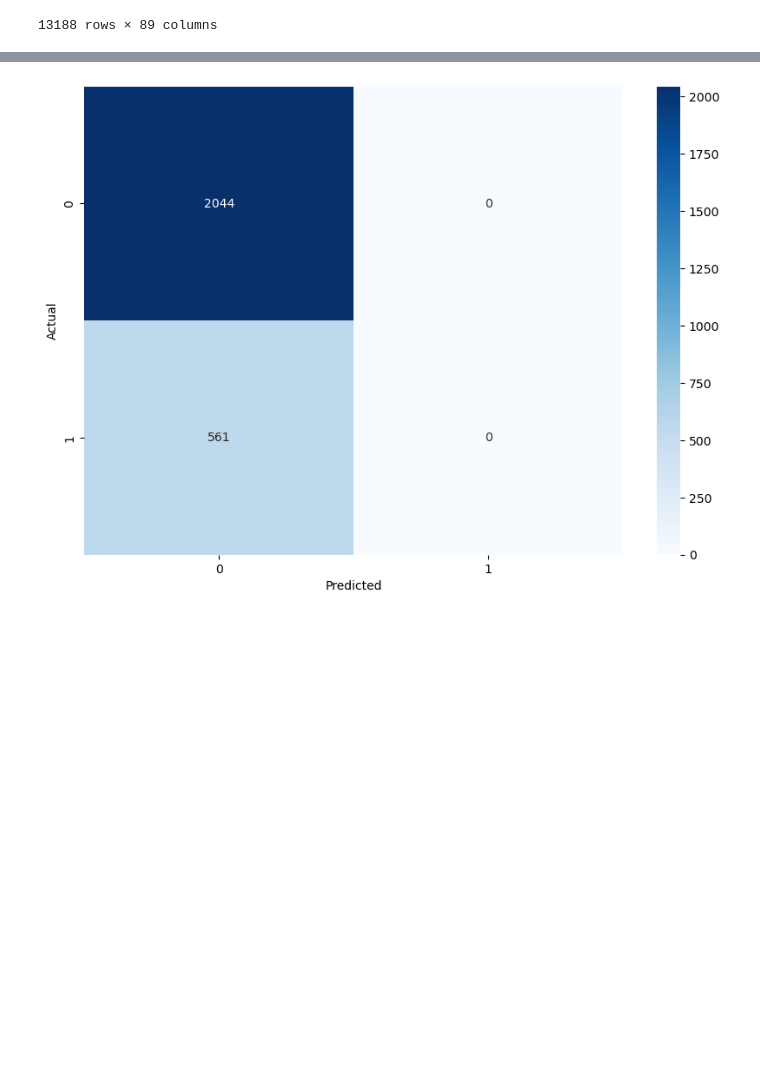
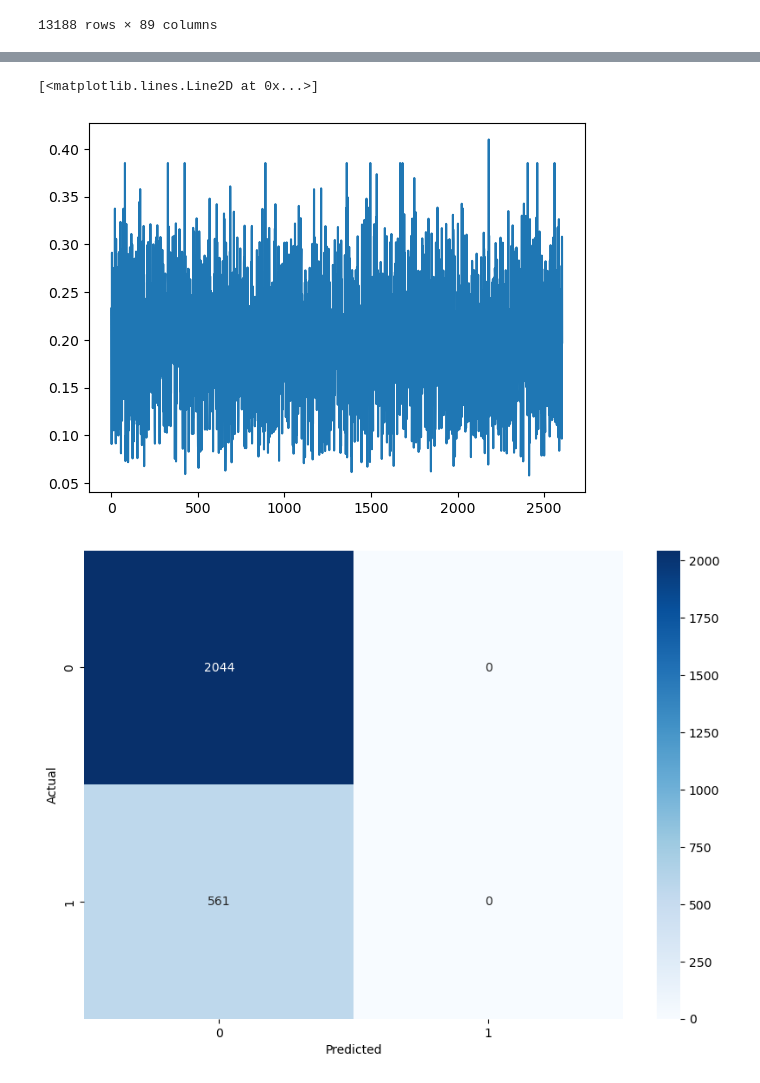
Before and after one commit to w-attson/bookie-on-bookies, a Jupyter notebook: horsies_nn_expanded.ipynb, the cells around one changed output, grey strips where cells are left out. Cells and saved outputs as stored; diff of their text form; code cells hidden in the pictures; blank space fills up the shorter version.

```diff
--- a/horsies_nn_expanded.ipynb
+++ b/horsies_nn_expanded.ipynb
@@ -40,9 +42,13 @@ label_encoder = LabelEncoder()
 
 # Fit and transform the 'runnerName' column
 df['runnerName_encoded'] = label_encoder.fit_transform(df['runnerName'])
+df['raceClassConditions_encoded'] = label_encoder.fit_transform(df['raceClassConditions'])
+df['runnerNumber_encoded'] = label_encoder.fit_transform(df['runnerNumber'])
 
 # Create a mapping of original names to encoded labels for future reference
 name_to_label_mapping = dict(zip(df['runnerName'], df['runnerName_encoded']))
+
+#map raceClassConditions later on if required
 # %%
 import json
 
@@ -58,9 +66,9 @@ with open('name_to_label_mapping.json', 'w') as file:
 # Combine the features of interest into a dataframe
 X = pd.concat([weatherCondition,
                trackCondition,
-               meetingName,
-               runnerNumber,
-               raceClassConditions,
+               #meetingName,
+               df.runnerNumber_encoded,
+               df.raceClassConditions_encoded,
                df.raceDistance,
                df.finishingPosition,
                df.runnerName_encoded
@@ -184,13 +208,19 @@ from tensorflow.keras.layers import Dense
 model = Sequential()
 
 # Add layers to the model
-model.add(Dense(64, input_dim=X_train.shape[1], activation='relu'))
-model.add(Dense(48, activation='relu'))  # Hidden layer
-model.add(Dense(24, activation='relu'))  # Hidden layer
+model.add(Dense(40, input_dim=X_train.shape[1], activation='relu'))
+model.add(Dense(26, activation='relu'))  # Hidden layer
+model.add(Dense(14, activation='relu'))  # Hidden layer
 model.add(Dense(1, activation='sigmoid'))  # Output layer
 
 # Compile the model
 model.compile(loss='binary_crossentropy', optimizer='adam', metrics=['accuracy'])
 # %%
-history = model.fit(X_train, y_train, epochs=50, batch_size=32, validation_data=(X_test, y_test))
+history = model.fit(
+    X_train,
+    y_train,
+    epochs=20,
+    batch_size=16,
+    validation_data=(X_test, y_test)
+)
 # %% [output]
@@ -229,3 +259,8 @@ y_pred = [1 if prob > 0.5 else 0 for prob in y_pred_probs]
+# %%
+plt.plot(y_pred_probs)
+# %% [output]
+[<matplotlib.lines.Line2D at 0x...>]
+[figure, added]
 # %%
 from sklearn.metrics import confusion_matrix
 cm = confusion_matrix(y_test, y_pred)
```
Also changed, not shown: parts of 21 cells of this notebook, 1 other file.
